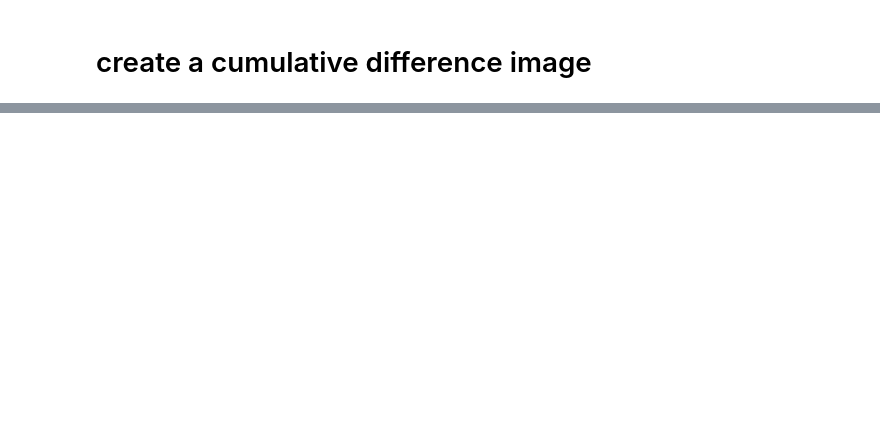
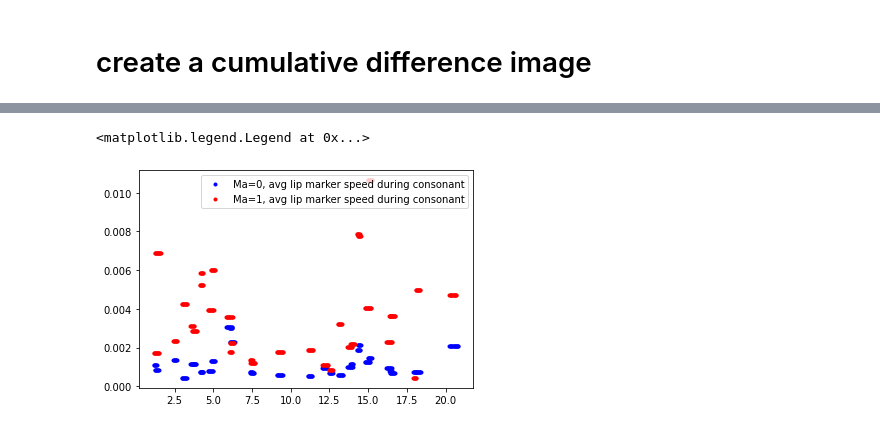
Before and after one commit to EvanSamaa/jali_sing, a Jupyter notebook: Singing evaluation.ipynb, the cells around one changed output, grey strips where cells are left out. Cells and saved outputs as stored; diff of their text form; code cells hidden in the pictures; blank space fills up the shorter version.

```diff
--- a/Singing evaluation.ipynb
+++ b/Singing evaluation.ipynb
@@ -77,0 +283,13 @@ plt.plot(diff)
+# %%
+# generate raw word alignment
+
+from util.SongDataStructure import Minimal_song_data_structure, CMU_phonemes_dicts
+from util.ioUtil import get_wav_from_video
+datapath = "F:\\MASC\\Jali_sing\\Revision\\validation\\faceware session Yannis\\Oh Canada\\jali_sing_stuff"
+files = ["Ma0_facecam", "Ma1_facecam", "Ps0_facecam", "Ps1_facecam"]
+arrs = [velocity_Ma0, velocity_Ma1, velocity_Ps0, velocity_Ps1]
+# for item in files:
+#     get_wav_from_video(item+".mp4", datapath)
+#     song = Minimal_song_data_structure(datapath+"\\"+item+".wav", datapath+"\\"+item+".txt", )
+#     song.compute_self_phoneme_alignment()
+#     song.write_textgrid(datapath, item)
@@ -77,0 +298,35 @@ plt.plot(diff)
+# %%
+i = 0
+consonant_out = []
+consonant_out.append(select_only_consonant(datapath+"\\"+files[0]+".TextGrid", arrs[0], fps))
+consonant_out.append(select_only_consonant(datapath+"\\"+files[1]+".TextGrid", arrs[1], fps))
+consonant_out.append(select_only_consonant(datapath+"\\"+files[2]+".TextGrid", arrs[2], fps))
+consonant_out.append(select_only_consonant(datapath+"\\"+files[3]+".TextGrid", arrs[3], fps))
+
+vowel_out = []
+vowel_out.append(select_only_vowels(datapath+"\\"+files[0]+".TextGrid", arrs[0], fps))
+vowel_out.append(select_only_vowels(datapath+"\\"+files[1]+".TextGrid", arrs[1], fps))
+vowel_out.append(select_only_vowels(datapath+"\\"+files[2]+".TextGrid", arrs[2], fps))
+vowel_out.append(select_only_vowels(datapath+"\\"+files[3]+".TextGrid", arrs[3], fps))
+# %%
+for i in range(len(consonant_out[0])):
+    item = consonant_out[0][i]
+    if i == 0:
+        plt.plot(item[0], item[1].mean() * np.ones(item[0].shape), "bo",  markersize=3, label="Ma=0, avg lip marker speed during consonant")
+    else:
+        plt.plot(item[0], item[1].mean() * np.ones(item[0].shape), "bo",  markersize=3)
+
+
+for i in range(len(consonant_out[1])):
+    item = consonant_out[1][i]
+    comparison_start_i = consonant_out[0][i][0][0]
+    item_start_i = item[0][0]
+    diff = item_start_i - comparison_start_i
+    if i == 0:
+        plt.plot(item[0]-diff, item[1].mean() * np.ones(item[0].shape), "ro",  markersize=3, label="Ma=1, avg lip marker speed during consonant")
+    else:
+        plt.plot(item[0]-diff, item[1].mean() * np.ones(item[0].shape), "ro", markersize=3)
+plt.legend()
+# %% [output]
+<matplotlib.legend.Legend at 0x...>
+[figure, added]
```
Also changed, not shown: parts of 22 cells of this notebook, 1 other file.
